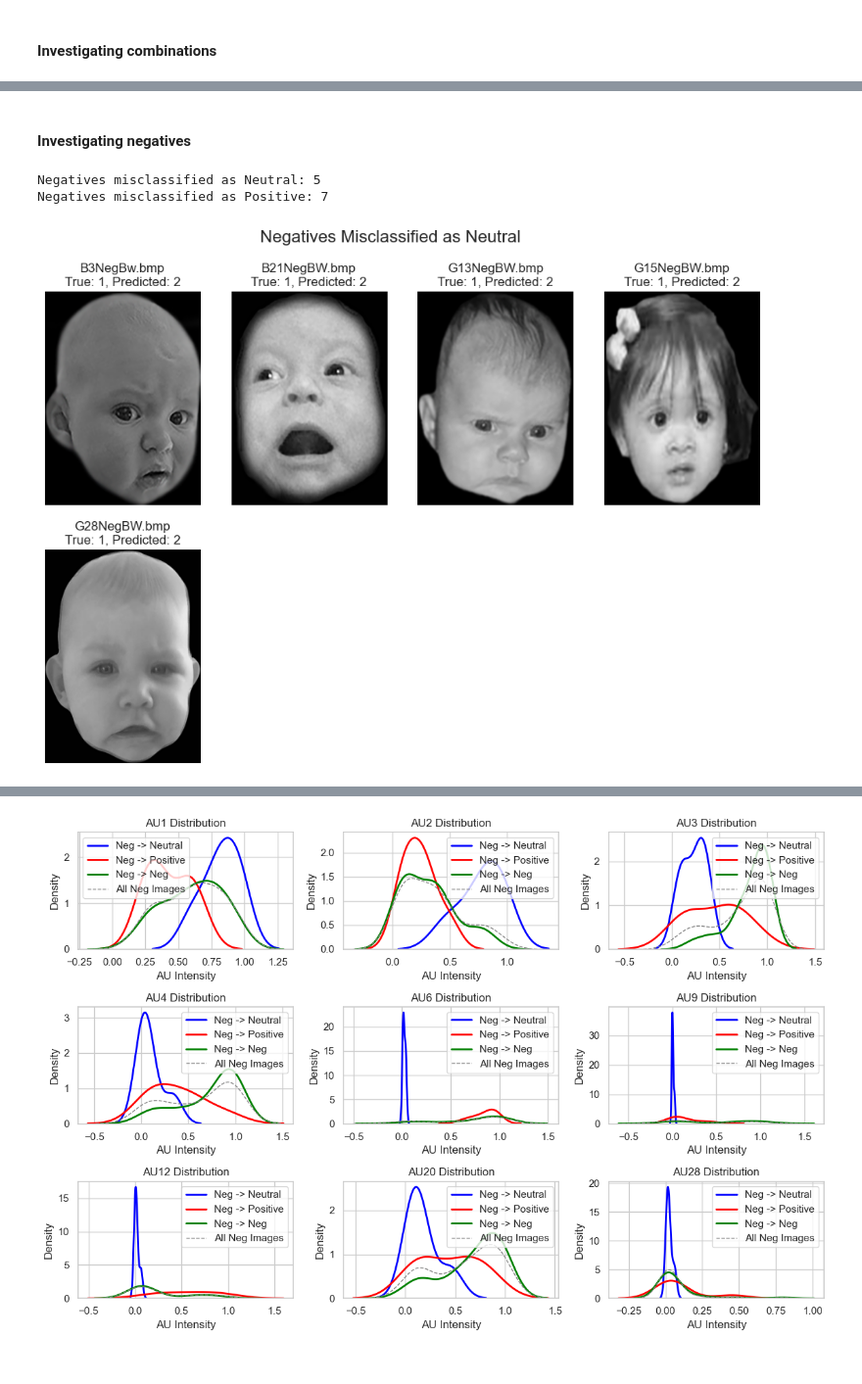
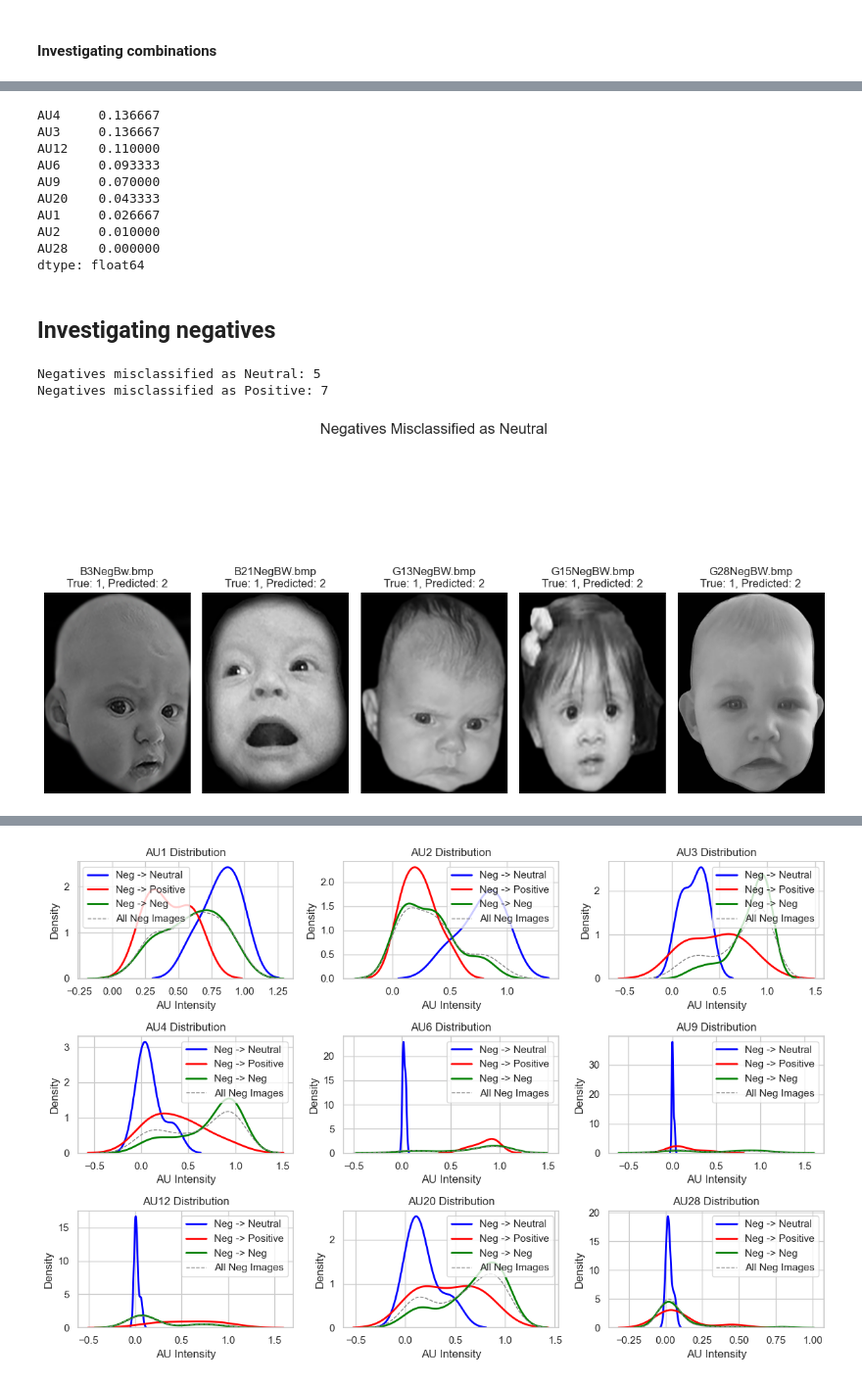
Before and after one commit to florentinafabregas/affect-recognition-infants, a Jupyter notebook: notebooks/main.ipynb, the cells around one changed output, grey strips where cells are left out. Shown at 98% size. Drawn from its saved outputs; the diff is of its cells as text; code cells hidden in the pictures.

```diff
--- a/notebooks/main.ipynb
+++ b/notebooks/main.ipynb
@@ -1158,4 +1084,11 @@ Explore combinations of the 5 new variables
 # %%
+aus_inf_filtered = ['AU1', 'AU2', 'AU3', 'AU4', 'AU6', 'AU12', 'AU20']
+
+pyafar_inf_df['AU1_AU2_combined'] = (pyafar_inf_df['AU1'] + pyafar_inf_df['AU2'])/2
+pyafar_inf_df['AU3_AU4_combined'] = (pyafar_inf_df['AU3'] + pyafar_inf_df['AU4'])/2
+
+combined_cols = ['AU1_AU2_combined', 'AU3_AU4_combined', 'AU6', 'AU12', 'AU20']
+
 pyafar_inf_df_melted = pyafar_inf_df.melt(id_vars=['Pos_label', 'Neg_label', 'Neu_label'],
                                           value_vars=aus_inf,
                                           var_name='AU',
@@ -1416,0 +1352,32 @@ Accuracy for Positive: 0.9153
+# %%
+au_combinations = [
+    aus_inf,
+    ["AU1", "AU2", "AU3", "AU4","AU20", "AU6", "AU12"],
+    #["AU1_AU2_combined", "AU3_AU4_combined", "AU6", "AU12", "AU20"],
+    ["AU3", "AU4",'AU20','AU12','AU6'],
+    ["AU3", "AU4",'AU12','AU6'],
+    ["AU12", 'AU6'],
+    ["AU3", "AU4",'AU20']
+]
+
+results = []
+unique_labels = np.unique(pyafar_inf_df['imageCat'])
+label_mapping = {1: "Negative", 2: "Neutral", 3: "Positive"}
+
+# Loop through each AU combination
+for aus in au_combinations:
+    y_true, y_pred, misclassified_df = svm(aus, pyafar_inf_df)
+
+    overall_acc = accuracy_score(y_true, y_pred)
+    class_accuracies = {label: accuracy_score(y_true[y_true == label], y_pred[y_true == label])
+                        for label in unique_labels}
+
+    row = {"AU Combination": ', '.join(aus), "Overall Accuracy": round(overall_acc,2)}
+    for label in unique_labels:
+        mapped_label = label_mapping.get(label, f"Class {label}")
+        row[f"{mapped_label}"] = round(class_accuracies.get(label, np.nan), 2)
+
+    results.append(row)
+
+acc_comb = pd.DataFrame(results)
+acc_comb
@@ -1417,5 +1392,29 @@ Accuracy for Positive: 0.9153
+# %%
+from sklearn.inspection import permutation_importance
+
+X = pyafar_inf_df[aus_inf]
+y = pyafar_inf_df['imageCat']
+
+X_train, X_test, y_train, y_test = train_test_split(X, y, test_size=0.2, stratify=y)
+model = SVC(kernel='rbf', C=10)
+model.fit(X_train, y_train)
+
+result = permutation_importance(model, X_test, y_test, n_repeats=10, random_state=42)
+importance_scores = pd.Series(result.importances_mean, index=X.columns).sort_values(ascending=False)
+print(importance_scores)
+# %% [output]
+AU4     0.136667
+AU3     0.136667
+AU12    0.110000
+AU6     0.093333
+AU9     0.070000
+AU20    0.043333
+AU1     0.026667
+AU2     0.010000
+AU28    0.000000
+dtype: float64
 # %% [markdown]
-#### Investigating negatives
+## Investigating negatives
 # %%
 neg_as_neutral = ((total_miss["true_label"] == 1) & (total_miss["predicted_label"] == 2)).sum()
 neg_as_positive = ((total_miss["true_label"] == 1) & (total_miss["predicted_label"] == 3)).sum()
@@ -1438,21 +1437,23 @@ neg_neg = pyafar_inf_df[(pyafar_inf_df['imageCat'] == 1) & (~pyafar_inf_df['Imag
 # %%
 # Show misclassified neg -- neu
 
 neg_pos_images = total_miss[total_miss['image_name'].isin(neg_pos['Image'])]
 neg_neu_images = total_miss[total_miss['image_name'].isin(neg_neu['Image'])]
 
 plt.figure(figsize=(12, 8))
 for i, row in enumerate(neg_neu_images.itertuples()):
     img_name, true_label, predicted_label = row.image_name, row.true_label, row.predicted_label
     img_path = os.path.join('../data/CityInfant/BlackWhite', img_name)
 
     frame_bgr = cv2.imread(img_path)
-    plt.subplot(2,4, i + 1)
+    plt.subplot(1,5, i+1)
     plt.imshow(frame_bgr)
     plt.axis("off")
     plt.title(f"{img_name}\nTrue: {true_label}, Predicted: {predicted_label}")
 
 plt.suptitle("Negatives Misclassified as Neutral", fontsize=16)
+plt.subplots_adjust(top=0.85)
+plt.tight_layout()
 plt.show();
 # %% [output]
-[figure, old version]
+[figure, new version]
```
Also changed, not shown: parts of 18 cells of this notebook.
